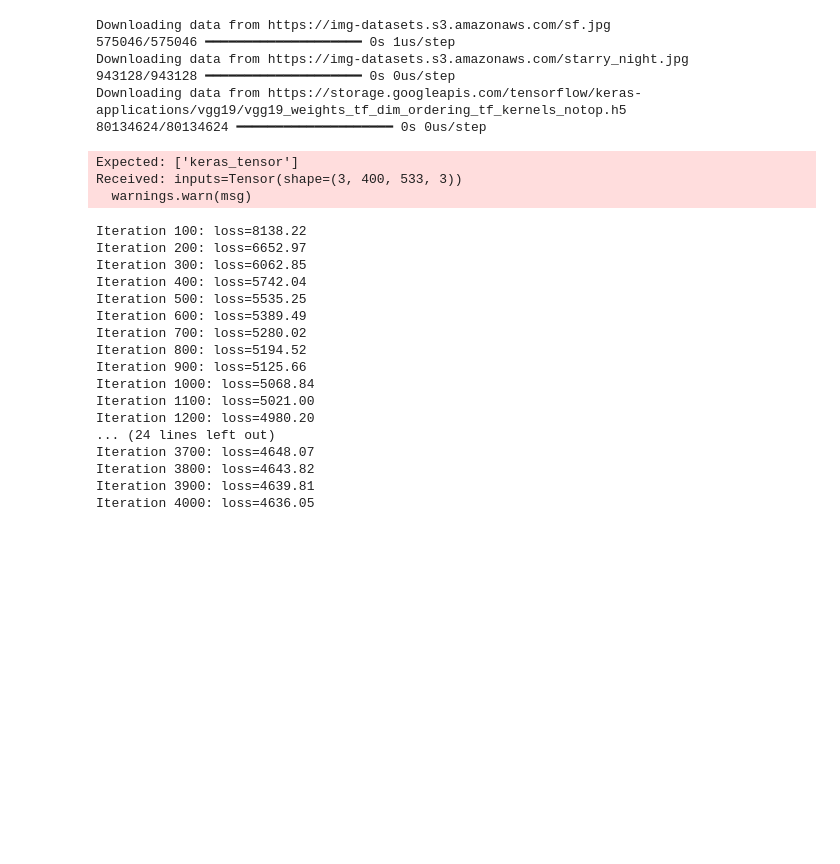
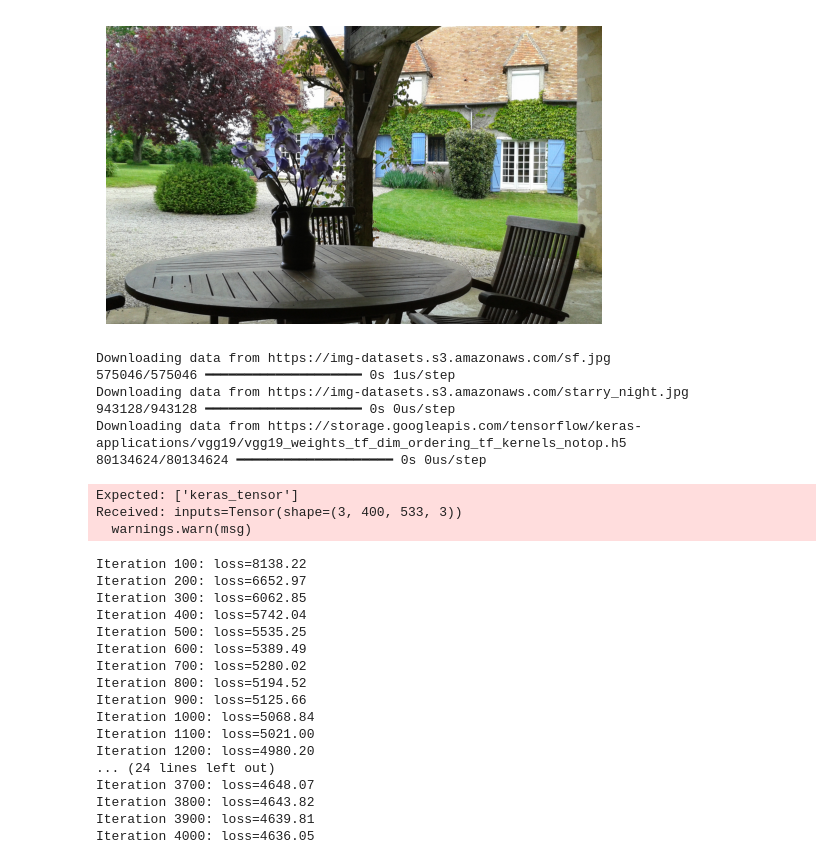
Before and after one commit to SpectreB/NeuralStyleTransfer, a Jupyter notebook: My_NST.ipynb, the cells around one changed output. Saved outputs shown, nothing was run; the diff lists cells and outputs as text; code cells hidden in the pictures; blank space fills up the shorter version.

```diff
--- a/My_NST.ipynb
+++ b/My_NST.ipynb
@@ -0,0 +7,8 @@
+# %%
+base_image_path = 'http://guereak.com/nst/base_image_1.jpg'
+style_reference_image_path_1 = 'http://guereak.com/nst/style_transfer_1.jpg'
+style_reference_image_path_2 = 'http://guereak.com/nst/style_transfer_2.jpg'
+style_reference_image_path_3 = 'http://guereak.com/nst/style_transfer_3.jpg'
+style_reference_image_path_4 = 'http://guereak.com/nst/style_transfer_4.jpg'
+
+style_reference_image_path = style_reference_image_path_3
@@ -1 +18,8 @@
+# %%
+base_image_path = mpimg.imread(base_image_path)
+plt.imshow(base_image_path)
+plt.axis('off')
+plt.show()
+# %% [output]
+[figure, added]
 # %%
```
Also changed, not shown: parts of 3 cells of this notebook.
